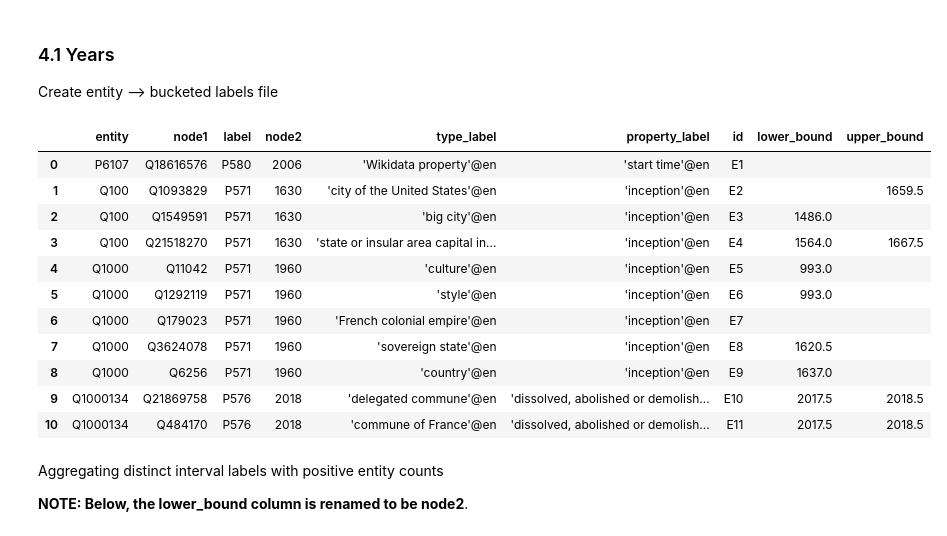
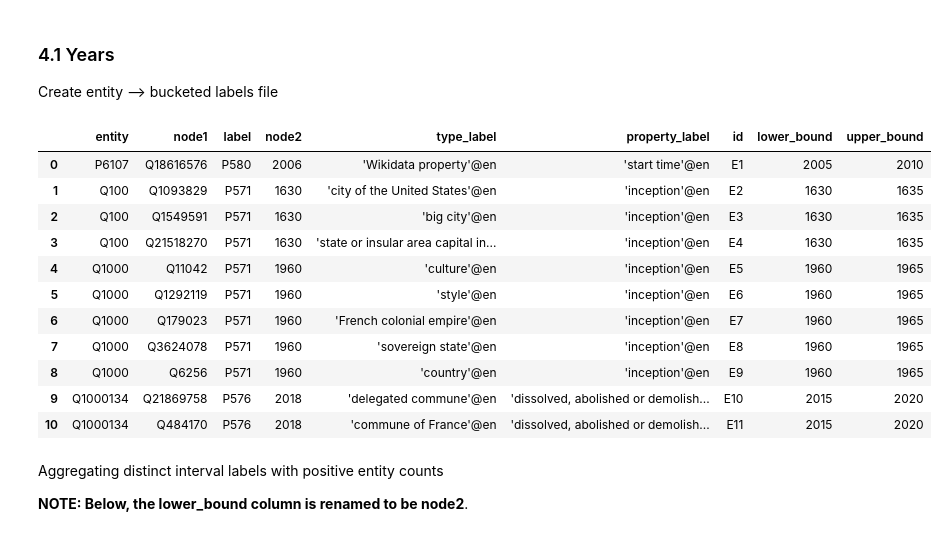
Before and after one commit to nicklein/kgtk, a Jupyter notebook: entity_profiling/1_candidate_label_creation.ipynb, the cells around one changed output. Drawn from its saved outputs; the diff is of its cells as text; code cells hidden in the pictures.

Commit message:
Update discretization to use fixed-width for years and percentile-bins for quantities, add some visualizations to discretization exploration notebook including for KDE

```diff
--- a/entity_profiling/1_candidate_label_creation.ipynb
+++ b/entity_profiling/1_candidate_label_creation.ipynb
@@ -373,18 +353,18 @@ discretize_labels(avl_file_in, ail_file_out)
 # %%
-display(pd.read_csv("{}/entity_attribute_labels_time.year_bucketed.tsv".format(os.environ["OUT"]), delimiter = '\t', nrows=11).fillna(""))
+display(pd.read_csv(ail_file_out, delimiter = '\t', nrows=11).fillna(""))
 # %% [output]
 |  | entity | node1 | label | node2 | type_label | property_label | id | lower_bound | upper_bound |
-| 0 | P6107 | Q18616576 | P580 | 2006 | 'Wikidata property'@en | 'start time'@en | E1 |  |  |
-| 1 | Q100 | Q1093829 | P571 | 1630 | 'city of the United States'@en | 'inception'@en | E2 |  | 1659.5 |
-| 2 | Q100 | Q1549591 | P571 | 1630 | 'big city'@en | 'inception'@en | E3 | 1486.0 |  |
-| 3 | Q100 | Q21518270 | P571 | 1630 | 'state or insular area capital in... | 'inception'@en | E4 | 1564.0 | 1667.5 |
-| 4 | Q1000 | Q11042 | P571 | 1960 | 'culture'@en | 'inception'@en | E5 | 993.0 |  |
-| 5 | Q1000 | Q1292119 | P571 | 1960 | 'style'@en | 'inception'@en | E6 | 993.0 |  |
-| 6 | Q1000 | Q179023 | P571 | 1960 | 'French colonial empire'@en | 'inception'@en | E7 |  |  |
-| 7 | Q1000 | Q3624078 | P571 | 1960 | 'sovereign state'@en | 'inception'@en | E8 | 1620.5 |  |
-| 8 | Q1000 | Q6256 | P571 | 1960 | 'country'@en | 'inception'@en | E9 | 1637.0 |  |
-| 9 | Q1000134 | Q21869758 | P576 | 2018 | 'delegated commune'@en | 'dissolved, abolished or demolish... | E10 | 2017.5 | 2018.5 |
-| 10 | Q1000134 | Q484170 | P576 | 2018 | 'commune of France'@en | 'dissolved, abolished or demolish... | E11 | 2017.5 | 2018.5 |
+| 0 | P6107 | Q18616576 | P580 | 2006 | 'Wikidata property'@en | 'start time'@en | E1 | 2005 | 2010 |
+| 1 | Q100 | Q1093829 | P571 | 1630 | 'city of the United States'@en | 'inception'@en | E2 | 1630 | 1635 |
+| 2 | Q100 | Q1549591 | P571 | 1630 | 'big city'@en | 'inception'@en | E3 | 1630 | 1635 |
+| 3 | Q100 | Q21518270 | P571 | 1630 | 'state or insular area capital in... | 'inception'@en | E4 | 1630 | 1635 |
+| 4 | Q1000 | Q11042 | P571 | 1960 | 'culture'@en | 'inception'@en | E5 | 1960 | 1965 |
+| 5 | Q1000 | Q1292119 | P571 | 1960 | 'style'@en | 'inception'@en | E6 | 1960 | 1965 |
+| 6 | Q1000 | Q179023 | P571 | 1960 | 'French colonial empire'@en | 'inception'@en | E7 | 1960 | 1965 |
+| 7 | Q1000 | Q3624078 | P571 | 1960 | 'sovereign state'@en | 'inception'@en | E8 | 1960 | 1965 |
+| 8 | Q1000 | Q6256 | P571 | 1960 | 'country'@en | 'inception'@en | E9 | 1960 | 1965 |
+| 9 | Q1000134 | Q21869758 | P576 | 2018 | 'delegated commune'@en | 'dissolved, abolished or demolish... | E10 | 2015 | 2020 |
+| 10 | Q1000134 | Q484170 | P576 | 2018 | 'commune of France'@en | 'dissolved, abolished or demolish... | E11 | 2015 | 2020 |
 # %% [markdown]
 Aggregating distinct interval labels with positive entity counts
 
```
Also changed, not shown: parts of 8 cells of this notebook, 2 other files.
